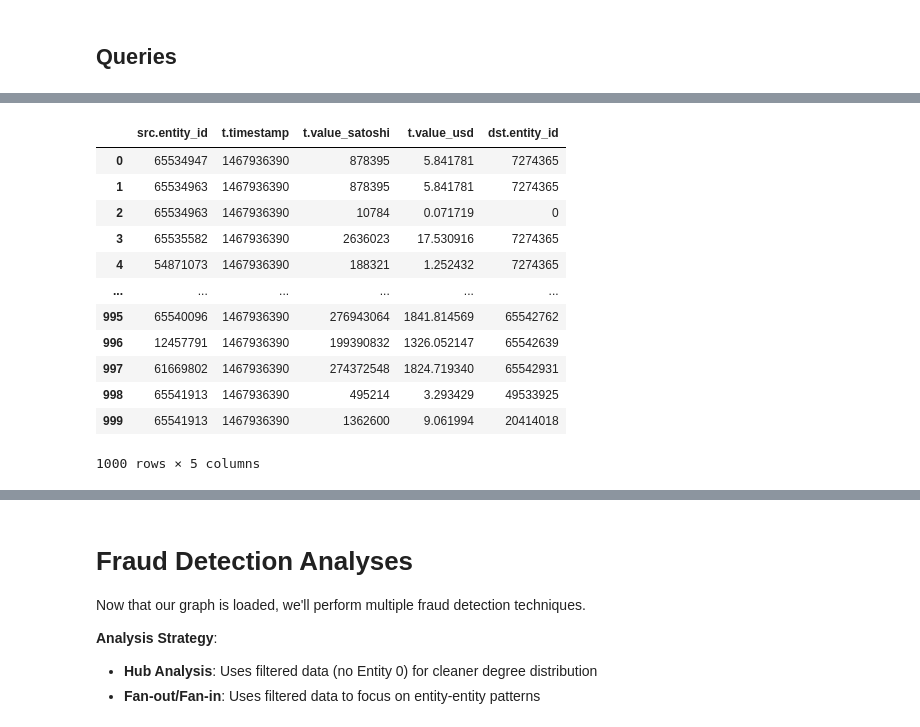
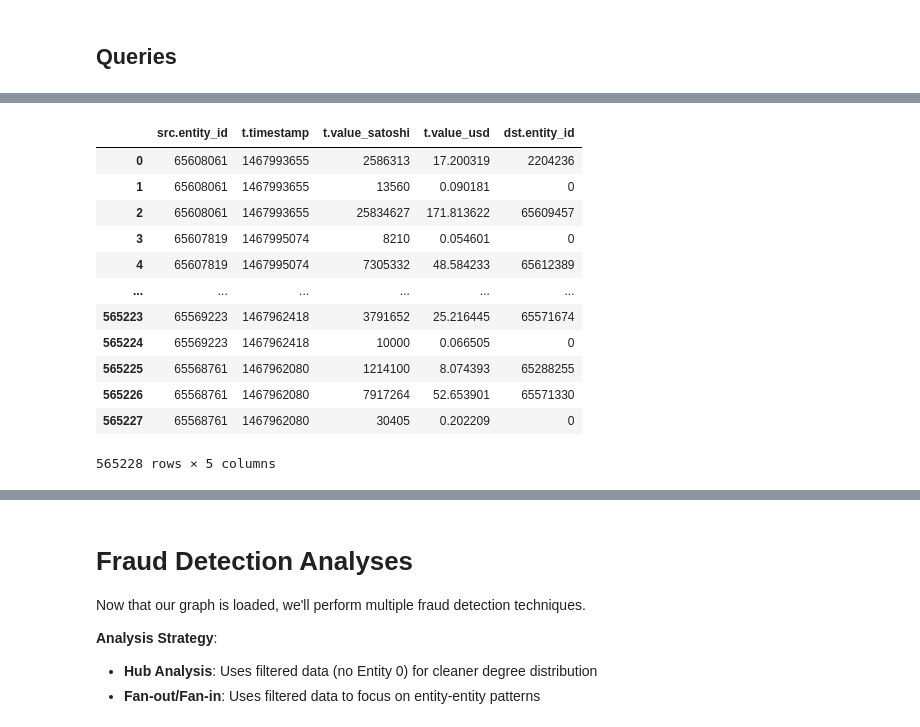
Before and after one commit to turing-db/turingdb-examples, a Jupyter notebook: examples/notebooks/public_version/crypto_orbitaal_fraud_detection.ipynb, the cells around one changed output, grey strips where cells are left out. Saved outputs shown, nothing was run; the diff lists cells and outputs as text; code cells hidden in the pictures.

```diff
--- a/examples/notebooks/public_version/crypto_orbitaal_fraud_detection.ipynb
+++ b/examples/notebooks/public_version/crypto_orbitaal_fraud_detection.ipynb
@@ -1026,29 +881,27 @@ Wall time: 4.3 ms
 # %%
 %%time
 
 # Get all transactions
 command = """
-MATCH (src)-[t:TRANSACTION]->(dst)
-WHERE src.type = 'entity'
-AND dst.type = 'entity'
+MATCH (src:Entity)-[t:TRANSACTION]->(dst:Entity)
 RETURN src.entity_id, t.timestamp, t.value_satoshi, t.value_usd, dst.entity_id
 """
 df_all_transactions = client.query(command)
 if df_all_transactions.empty:
     print("No result found")
 else:
     display(df_all_transactions)
 # %% [output]
 |  | src.entity_id | t.timestamp | t.value_satoshi | t.value_usd | dst.entity_id |
-| 0 | 65534947 | 1467936390 | 878395 | 5.841781 | 7274365 |
-| 1 | 65534963 | 1467936390 | 878395 | 5.841781 | 7274365 |
-| 2 | 65534963 | 1467936390 | 10784 | 0.071719 | 0 |
-| 3 | 65535582 | 1467936390 | 2636023 | 17.530916 | 7274365 |
-| 4 | 54871073 | 1467936390 | 188321 | 1.252432 | 7274365 |
+| 0 | 65608061 | 1467993655 | 2586313 | 17.200319 | 2204236 |
+| 1 | 65608061 | 1467993655 | 13560 | 0.090181 | 0 |
+| 2 | 65608061 | 1467993655 | 25834627 | 171.813622 | 65609457 |
+| 3 | 65607819 | 1467995074 | 8210 | 0.054601 | 0 |
+| 4 | 65607819 | 1467995074 | 7305332 | 48.584233 | 65612389 |
 | ... | ... | ... | ... | ... | ... |
-| 995 | 65540096 | 1467936390 | 276943064 | 1841.814569 | 65542762 |
-| 996 | 12457791 | 1467936390 | 199390832 | 1326.052147 | 65542639 |
-| 997 | 61669802 | 1467936390 | 274372548 | 1824.719340 | 65542931 |
-| 998 | 65541913 | 1467936390 | 495214 | 3.293429 | 49533925 |
-| 999 | 65541913 | 1467936390 | 1362600 | 9.061994 | 20414018 |
+| 565223 | 65569223 | 1467962418 | 3791652 | 25.216445 | 65571674 |
+| 565224 | 65569223 | 1467962418 | 10000 | 0.066505 | 0 |
+| 565225 | 65568761 | 1467962080 | 1214100 | 8.074393 | 65288255 |
+| 565226 | 65568761 | 1467962080 | 7917264 | 52.653901 | 65571330 |
+| 565227 | 65568761 | 1467962080 | 30405 | 0.202209 | 0 |
-1000 rows × 5 columns
+565228 rows × 5 columns
```
Also changed, not shown: parts of 69 cells of this notebook, 12 other files.
